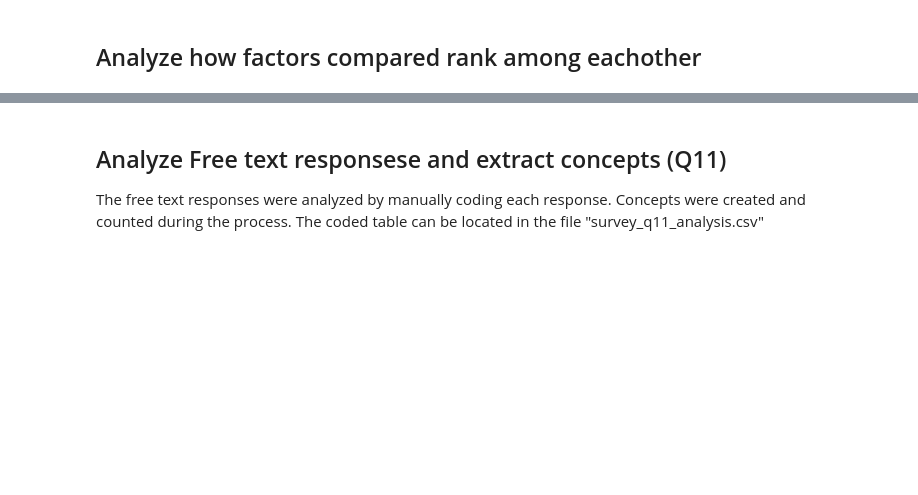
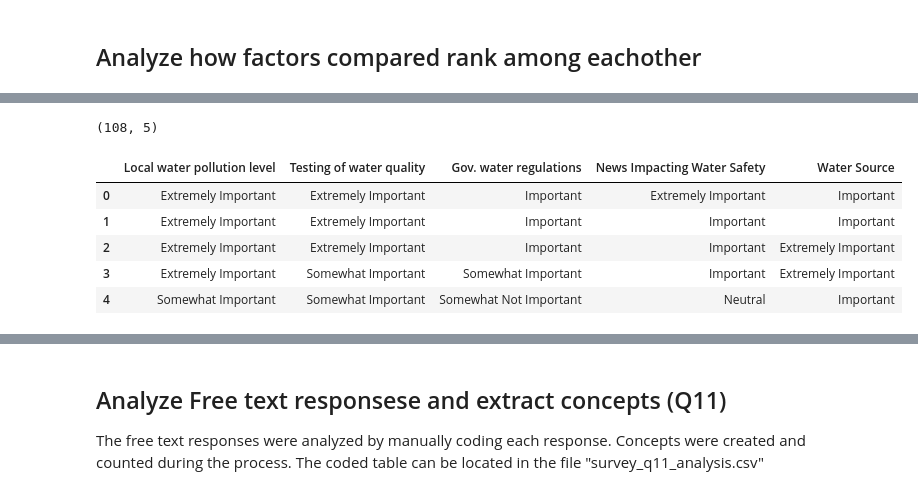
Before and after one commit to sakoki/water_q_project, a Jupyter notebook: analysis.ipynb, the cells around one changed output, grey strips where cells are left out. Cells and saved outputs as stored; diff of their text form; code cells hidden in the pictures; blank space fills up the shorter version.

```diff
--- a/analysis.ipynb
+++ b/analysis.ipynb
@@ -166,3 +166,27 @@ factors.head()
+# %%
+# Rank by highest number of extrememly important
+# Local water pollution level
+# Testing of water quality
+# Government Water regulations
+# News Impacting Water Safety
+# Water Source
+
+factors = Q7_responses[['Q7_4', 'Q7_2', 'Q7_3', 'Q7_5', 'Q7_1']]
+factors.columns = ['Local water pollution level', 'Testing of water quality', 'Gov. water regulations',
+                   'News Impacting Water Safety', 'Water Source']
+
+
+factors.reset_index(drop=True, inplace=True)
+print(factors.shape)
+factors.head()
+# %% [output]
+(108, 5)
+|  | Local water pollution level | Testing of water quality | Gov. water regulations | News Impacting Water Safety | Water Source |
+| 0 | Extremely Important | Extremely Important | Important | Extremely Important | Important |
+| 1 | Extremely Important | Extremely Important | Important | Important | Important |
+| 2 | Extremely Important | Extremely Important | Important | Important | Extremely Important |
+| 3 | Extremely Important | Somewhat Important | Somewhat Important | Important | Extremely Important |
+| 4 | Somewhat Important | Somewhat Important | Somewhat Not Important | Neutral | Important |
 # %%
 for i in factors.columns:
     factors.loc[:,i] = factors[i].map({"Extremely Important": 7,
```
Also changed, not shown: parts of 19 cells of this notebook.
